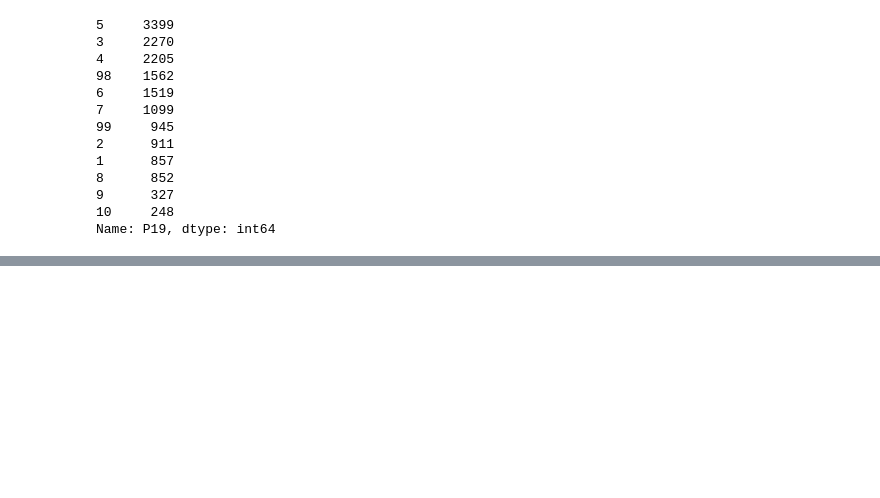
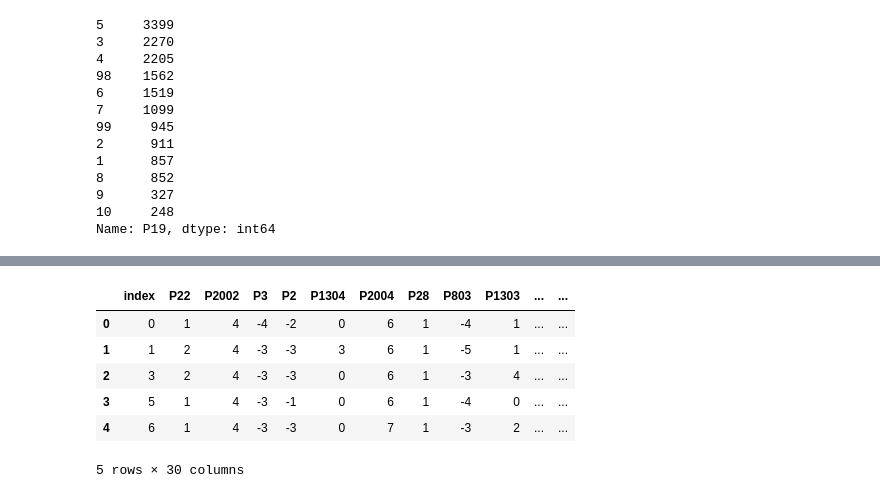
Before and after one commit to vicenteccastillo/trabajo_fin_bootcamp, a Jupyter notebook: macroencuesta_electoral_CIS.ipynb, the cells around one changed output, grey strips where cells are left out. Saved outputs shown, nothing was run; the diff lists cells and outputs as text; code cells hidden in the pictures; blank space fills up the shorter version.

```diff
--- a/macroencuesta_electoral_CIS.ipynb
+++ b/macroencuesta_electoral_CIS.ipynb
@@ -179,0 +228,10 @@ encuesta.describe()
+# %%
+encuesta.reset_index().head()
+# %% [output]
+|  | index | P22 | P2002 | P3 | P2 | P1304 | P2004 | P28 | P803 | P1303 | ... | ... |
+| 0 | 0 | 1 | 4 | -4 | -2 | 0 | 6 | 1 | -4 | 1 | ... | ... |
+| 1 | 1 | 2 | 4 | -3 | -3 | 3 | 6 | 1 | -5 | 1 | ... | ... |
+| 2 | 3 | 2 | 4 | -3 | -3 | 0 | 6 | 1 | -3 | 4 | ... | ... |
+| 3 | 5 | 1 | 4 | -3 | -1 | 0 | 6 | 1 | -4 | 0 | ... | ... |
+| 4 | 6 | 1 | 4 | -3 | -3 | 0 | 7 | 1 | -3 | 2 | ... | ... |
+5 rows × 30 columns
```
Also changed, not shown: parts of 13 cells of this notebook, 2 other files.
